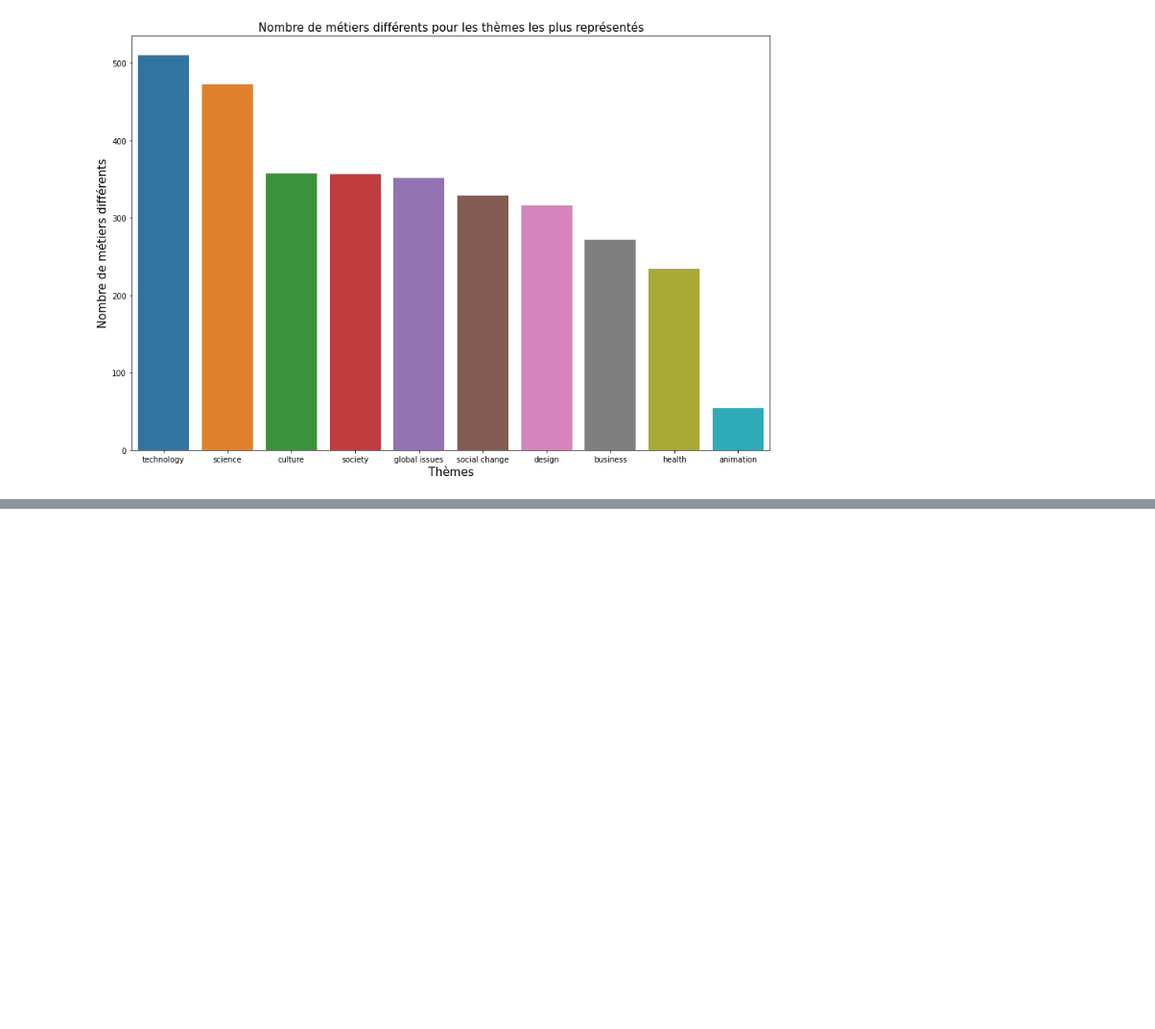
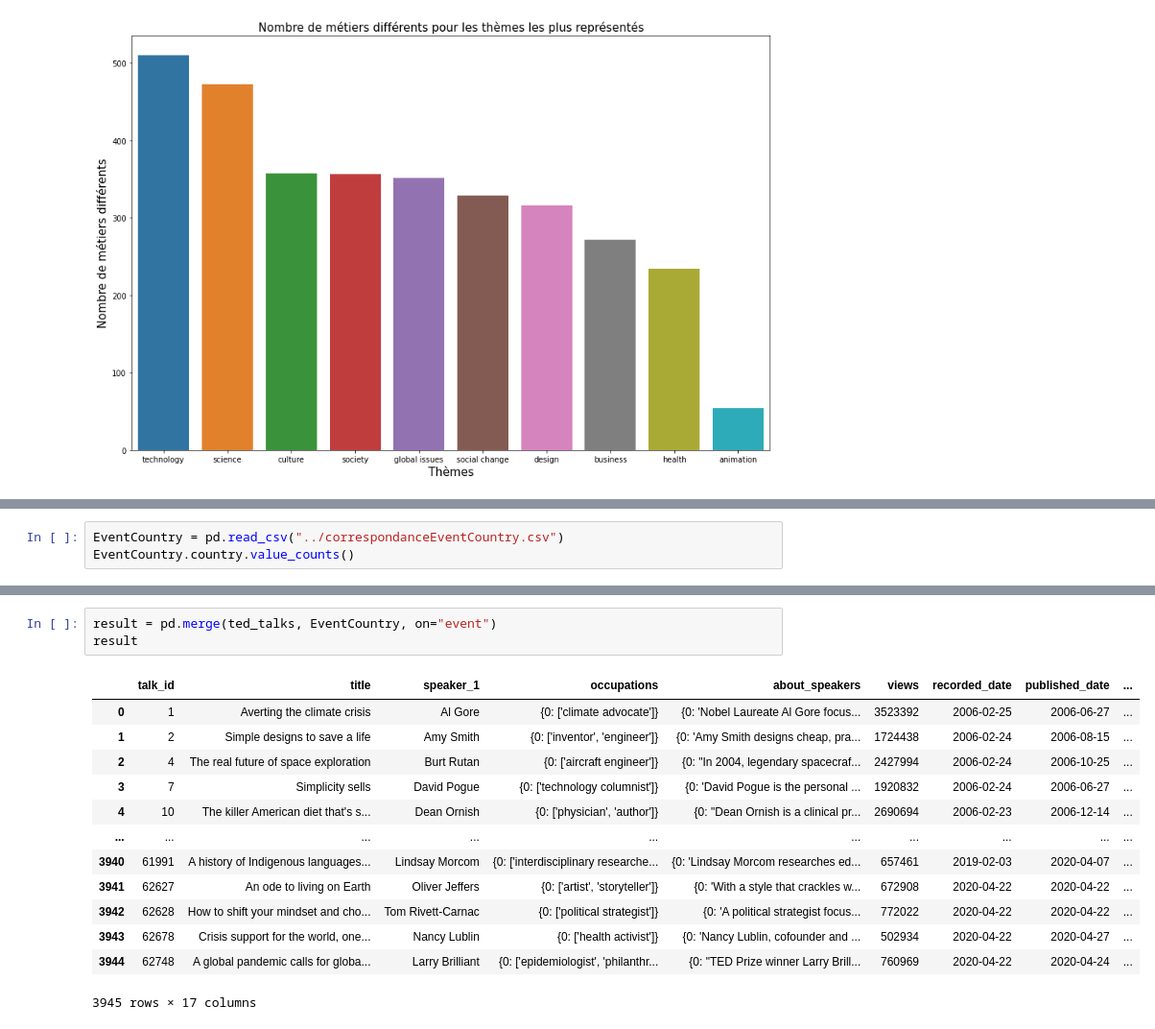
Before and after one commit to VictorTaillieu/TED-talks-analysis, a Jupyter notebook: notebooks/exploration.ipynb, the cells around one changed output, grey strips where cells are left out. Shown: that part at 96% size. Drawn from its saved outputs; the diff is of its cells as text; blank space fills up the shorter version.

Commit message:
add Event -> Country in preprocess + upload map data

```diff
--- a/notebooks/exploration.ipynb
+++ b/notebooks/exploration.ipynb
@@ -298,0 +315,3 @@ plt.show()
+# %%
+EventCountry = pd.read_csv("../correspondanceEventCountry.csv")
+EventCountry.country.value_counts()
@@ -298,0 +336,17 @@ plt.show()
+# %%
+result = pd.merge(ted_talks, EventCountry, on="event")
+result
+# %% [output]
+|  | talk_id | title | speaker_1 | occupations | about_speakers | views | recorded_date | published_date | ... |
+| 0 | 1 | Averting the climate crisis | Al Gore | {0: ['climate advocate']} | {0: 'Nobel Laureate Al Gore focus... | 3523392 | 2006-02-25 | 2006-06-27 | ... |
+| 1 | 2 | Simple designs to save a life | Amy Smith | {0: ['inventor', 'engineer']} | {0: 'Amy Smith designs cheap, pra... | 1724438 | 2006-02-24 | 2006-08-15 | ... |
+| 2 | 4 | The real future of space exploration | Burt Rutan | {0: ['aircraft engineer']} | {0: "In 2004, legendary spacecraf... | 2427994 | 2006-02-24 | 2006-10-25 | ... |
+| 3 | 7 | Simplicity sells | David Pogue | {0: ['technology columnist']} | {0: 'David Pogue is the personal ... | 1920832 | 2006-02-24 | 2006-06-27 | ... |
+| 4 | 10 | The killer American diet that's s... | Dean Ornish | {0: ['physician', 'author']} | {0: "Dean Ornish is a clinical pr... | 2690694 | 2006-02-23 | 2006-12-14 | ... |
+| ... | ... | ... | ... | ... | ... | ... | ... | ... | ... |
+| 3940 | 61991 | A history of Indigenous languages... | Lindsay Morcom | {0: ['interdisciplinary researche... | {0: 'Lindsay Morcom researches ed... | 657461 | 2019-02-03 | 2020-04-07 | ... |
+| 3941 | 62627 | An ode to living on Earth | Oliver Jeffers | {0: ['artist', 'storyteller']} | {0: 'With a style that crackles w... | 672908 | 2020-04-22 | 2020-04-22 | ... |
+| 3942 | 62628 | How to shift your mindset and cho... | Tom Rivett-Carnac | {0: ['political strategist']} | {0: 'A political strategist focus... | 772022 | 2020-04-22 | 2020-04-22 | ... |
+| 3943 | 62678 | Crisis support for the world, one... | Nancy Lublin | {0: ['health activist']} | {0: 'Nancy Lublin, cofounder and ... | 502934 | 2020-04-22 | 2020-04-27 | ... |
+| 3944 | 62748 | A global pandemic calls for globa... | Larry Brilliant | {0: ['epidemiologist', 'philanthr... | {0: "TED Prize winner Larry Brill... | 760969 | 2020-04-22 | 2020-04-24 | ... |
+3945 rows × 17 columns
```
Also changed, not shown: parts of 3 cells of this notebook, 2 other files.
